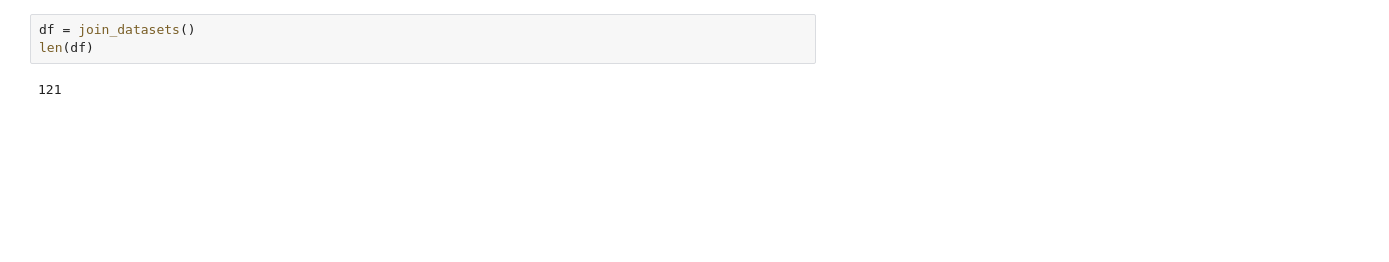
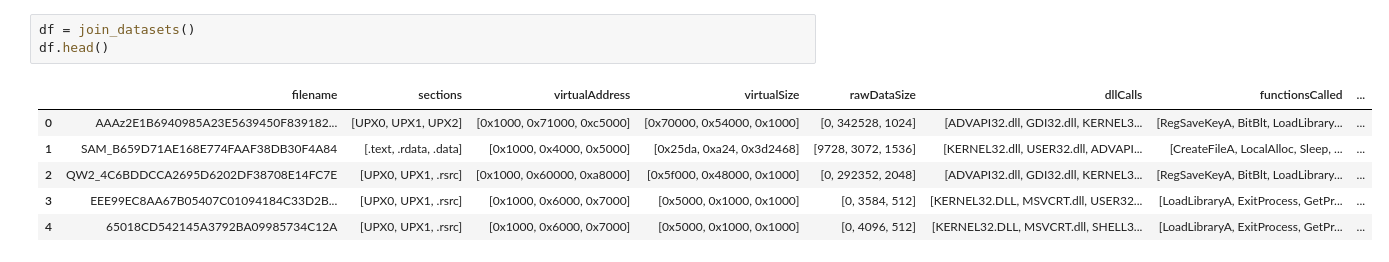
Before and after one commit to oscarsaravia/SDS-LAB04, a Jupyter notebook: lab4.ipynb, the cells around one changed output. Cells and saved outputs as stored; diff of their text form; blank space fills up the shorter version.

```diff
--- a/lab4.ipynb
+++ b/lab4.ipynb
@@ -34,6 +66,11 @@ def join_datasets():
     return df
 # %%
 df = join_datasets()
-len(df)
+df.head()
 # %% [output]
-121
+|  | filename | sections | virtualAddress | virtualSize | rawDataSize | dllCalls | functionsCalled | ... |
+| 0 | AAAz2E1B6940985A23E5639450F839182... | [UPX0, UPX1, UPX2] | [0x1000, 0x71000, 0xc5000] | [0x70000, 0x54000, 0x1000] | [0, 342528, 1024] | [ADVAPI32.dll, GDI32.dll, KERNEL3... | [RegSaveKeyA, BitBlt, LoadLibrary... | ... |
+| 1 | SAM_B659D71AE168E774FAAF38DB30F4A84 | [.text, .rdata, .data] | [0x1000, 0x4000, 0x5000] | [0x25da, 0xa24, 0x3d2468] | [9728, 3072, 1536] | [KERNEL32.dll, USER32.dll, ADVAPI... | [CreateFileA, LocalAlloc, Sleep, ... | ... |
+| 2 | QW2_4C6BDDCCA2695D6202DF38708E14FC7E | [UPX0, UPX1, .rsrc] | [0x1000, 0x60000, 0xa8000] | [0x5f000, 0x48000, 0x1000] | [0, 292352, 2048] | [ADVAPI32.dll, GDI32.dll, KERNEL3... | [RegSaveKeyA, BitBlt, LoadLibrary... | ... |
+| 3 | EEE99EC8AA67B05407C01094184C33D2B... | [UPX0, UPX1, .rsrc] | [0x1000, 0x6000, 0x7000] | [0x5000, 0x1000, 0x1000] | [0, 3584, 512] | [KERNEL32.DLL, MSVCRT.dll, USER32... | [LoadLibraryA, ExitProcess, GetPr... | ... |
+| 4 | 65018CD542145A3792BA09985734C12A | [UPX0, UPX1, .rsrc] | [0x1000, 0x6000, 0x7000] | [0x5000, 0x1000, 0x1000] | [0, 4096, 512] | [KERNEL32.DLL, MSVCRT.dll, SHELL3... | [LoadLibraryA, ExitProcess, GetPr... | ... |
```
Also changed, not shown: parts of 10 cells of this notebook.
